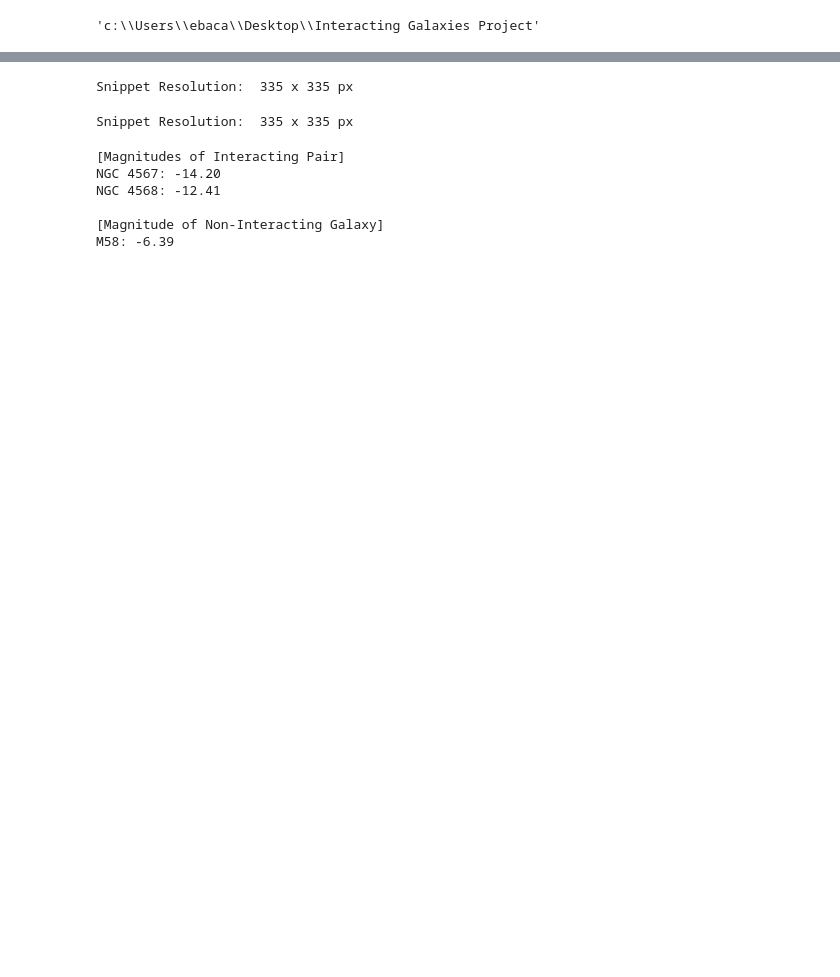
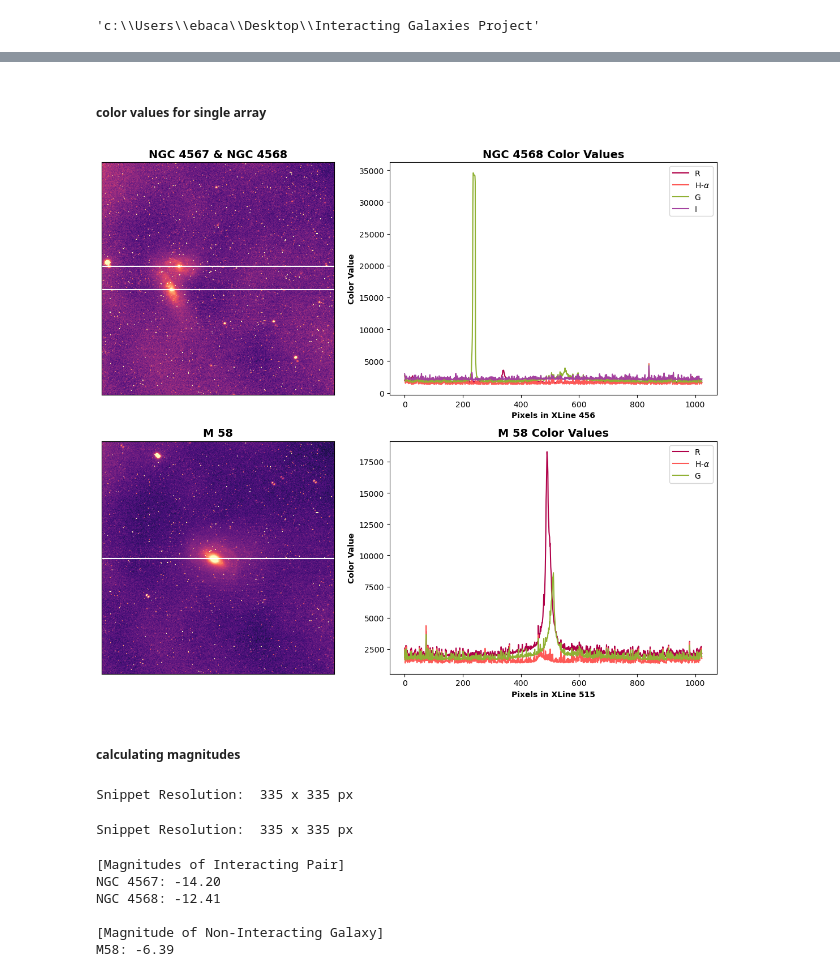
Before and after one commit to emmabacarra/interacting_galaxies, a Jupyter notebook: statistics.ipynb, the cells around one changed output, grey strips where cells are left out. Cells and saved outputs as stored; diff of their text form; code cells hidden in the pictures; blank space fills up the shorter version.

```diff
--- a/statistics.ipynb
+++ b/statistics.ipynb
@@ -87,3 +92,73 @@ m_sfr = m_sfr - m_bkg.background
+# %% [markdown]
+##### color values for single array
+# %%
+xdim = (-1, 1054)
+ydim = (456, 560)
+xst, xend = xdim
+yst, yend = ydim
+width = xend - xst
+height = yend - yst
+
+from matplotlib.patches import Rectangle
+fig, axs = plt.subplots(2, 2, figsize=(12, 10), tight_layout=True)
+
+axs[0, 0].set_title(
+    'NGC 4567 & NGC 4568',
+            fontsize=14, weight='bold')
+border = Rectangle((xst, yst), width, height, edgecolor='white', facecolor='none', lw=1.5);
+axs[0, 0].imshow(unc_pair['r'], cmap='magma', norm=phan(unc_pair['r']).normalizer(), interpolation='hermite')
+axs[0, 0].add_patch(border)
+axs[0, 0].set_xticks([]);
+axs[0, 0].set_yticks([]);
+
+axs[0, 1].set_title(
+    'NGC 4568 Color Values',
+              fontsize=14, fontweight='bold')
+axs[0, 1].plot(unc_pair['r'][yst], label='R', color='xkcd:raspberry');
+axs[0, 1].plot(unc_pair['ha'][yst], label=f'H-$\\alpha$', color='xkcd:grapefruit');
+axs[0, 1].plot(unc_pair['g'][yst], label='G', color='xkcd:avocado');
+axs[0, 1].plot(unc_pair['i'][yst], label='I', color='xkcd:ugly purple');
+
+# axs[0, 1].plot(unc_pair['r'][yend], label='R', color='xkcd:raspberry');
+# axs[0, 1].plot(unc_pair['ha'][yend], label=f'H-$\\alpha$');
+# axs[0, 1].plot(unc_pair['g'][yend], label='G', color='xkcd:avocado');
+# axs[0, 1].plot(unc_pair['i'][yend], label='I', color='xkcd:ugly purple');
+
+axs[0, 1].legend(loc='upper right')
+axs[0, 1].set_xlabel(f'Pixels in XLine {yst}', weight='bold')
+axs[0, 1].set_ylabel('Color Value', weight='bold');
+
+
+
+xdim = (-1, 1054)
+ydim = (515, 515)
+xst, xend = xdim
+yst, yend = ydim
+width = xend - xst
+height = yend - yst
+
+axs[1, 0].set_title(
+    'M 58',
+            fontsize=14, weight='bold')
+border = Rectangle((xst, yst), width, height, edgecolor='white', facecolor='none', lw=1.5);
+axs[1, 0].imshow(unc_m58['r'], cmap='magma', norm=phan(unc_m58['r']).normalizer(), interpolation='hermite')
+axs[1, 0].add_patch(border)
+axs[1, 0].set_xticks([]);
+axs[1, 0].set_yticks([]);
+
+axs[1, 1].set_title(
+    'M 58 Color Values',
+              fontsize=14, fontweight='bold')
+axs[1, 1].plot(unc_m58['r'][yst], label='R', color='xkcd:raspberry');
+axs[1, 1].plot(unc_m58['ha'][yst], label=f'H-$\\alpha$', color='xkcd:grapefruit');
+axs[1, 1].plot(unc_m58['g'][yst], label='G', color='xkcd:avocado');
+axs[1, 1].legend(loc='upper right')
+axs[1, 1].set_xlabel(f'Pixels in XLine {yst}', weight='bold')
+axs[1, 1].set_ylabel('Color Value', weight='bold');
+# %% [output]
+[figure, added]
+# %% [markdown]
+##### calculating magnitudes
 # %%
 # initialize the PhotAnnulus class for NGC 4567
 ngc = phan(pair_sfr)
```
Also changed, not shown: parts of 9 cells of this notebook.
